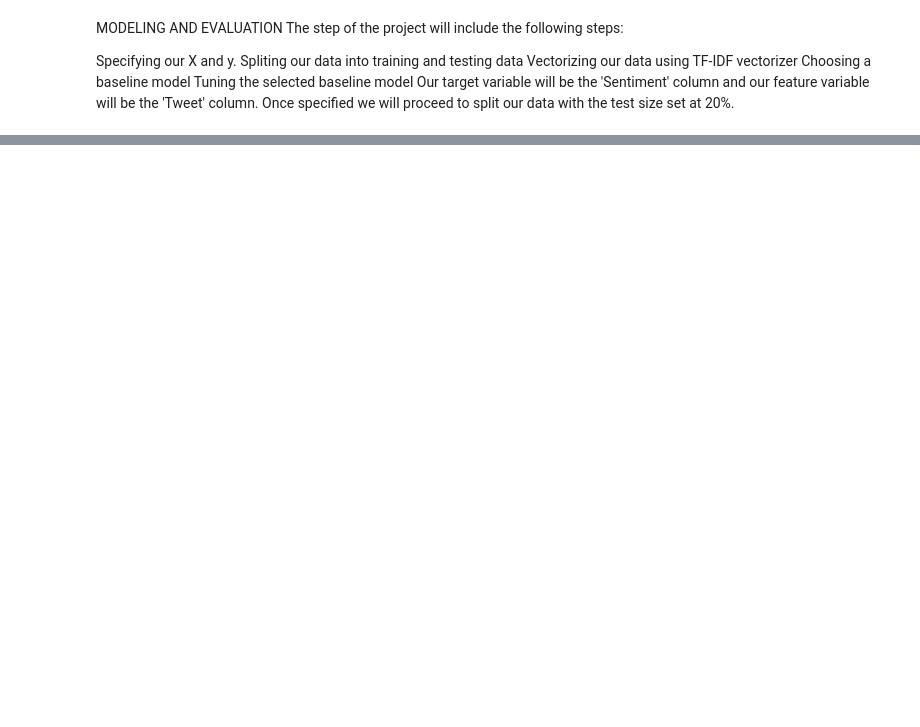
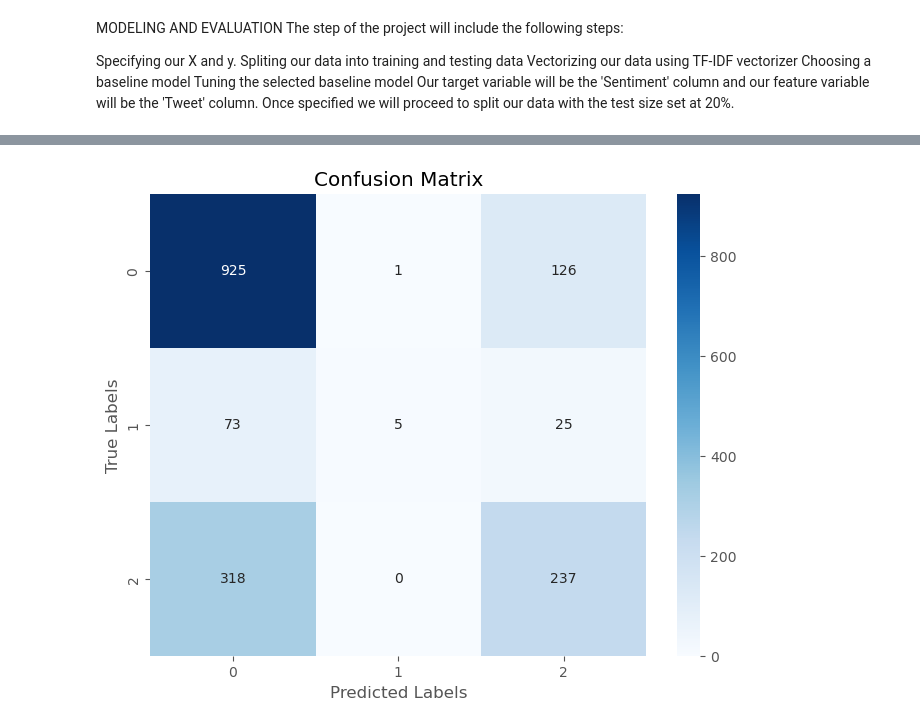
Before and after one commit to Chemami12/Tweeter-Sentiment-NLP, a Jupyter notebook: Twiteer-Sentiment.ipynb, the cells around one changed output, grey strips where cells are left out. Drawn from its saved outputs; the diff is of its cells as text; code cells hidden in the pictures; blank space fills up the shorter version.

Commit message:
Baseline model

```diff
--- a/Twiteer-Sentiment.ipynb
+++ b/Twiteer-Sentiment.ipynb
@@ -504,0 +522,30 @@ MODELLING
+# %%
+#Tuning the baseline model
+from sklearn.model_selection import GridSearchCV
+
+param_grid = {
+    'alpha': [0.1, 0.5, 1.0, 2.0],  # Add more alpha values if needed
+}
+
+grid_search = GridSearchCV(MultinomialNB(), param_grid, cv=5, n_jobs=-1)
+grid_search.fit(X_train_tfidf, y_train)
+
+best_model = grid_search.best_estimator_
+# %%
+#Evaluating performance of the model
+from sklearn.metrics import accuracy_score, classification_report, confusion_matrix
+
+# Make predictions
+y_pred = best_model.predict(X_test_tfidf)
+
+# Calculate accuracy
+accuracy = accuracy_score(y_test, y_pred)
+print("Accuracy:", accuracy)
+
+# Generate a classification report
+class_report = classification_report(y_test, y_pred)
+print("Classification Report:\n", class_report)
+
+# Generate a confusion matrix
+conf_matrix = confusion_matrix(y_test, y_pred)
+print("Confusion Matrix:\n", conf_matrix)
@@ -504,0 +569,14 @@ MODELLING
+# %%
+from sklearn.metrics import confusion_matrix
+
+conf_matrix = confusion_matrix(y_test, y_pred)
+
+# Plot the confusion matrix as a heatmap
+plt.figure(figsize=(8, 6))
+sns.heatmap(conf_matrix, annot=True, fmt="d", cmap="Blues")
+plt.xlabel("Predicted Labels")
+plt.ylabel("True Labels")
+plt.title("Confusion Matrix")
+plt.show()
+# %% [output]
+[figure, added]
```
Also changed, not shown: parts of 13 cells of this notebook.
